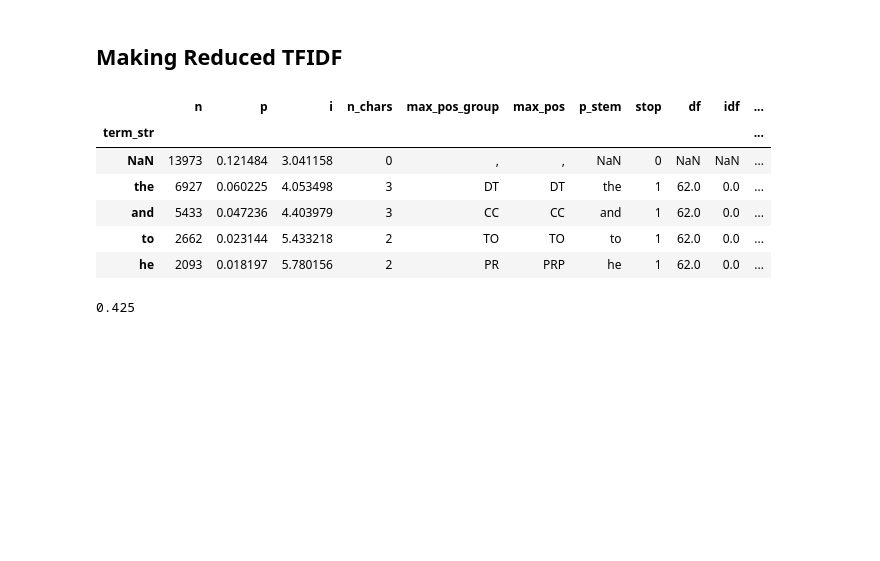
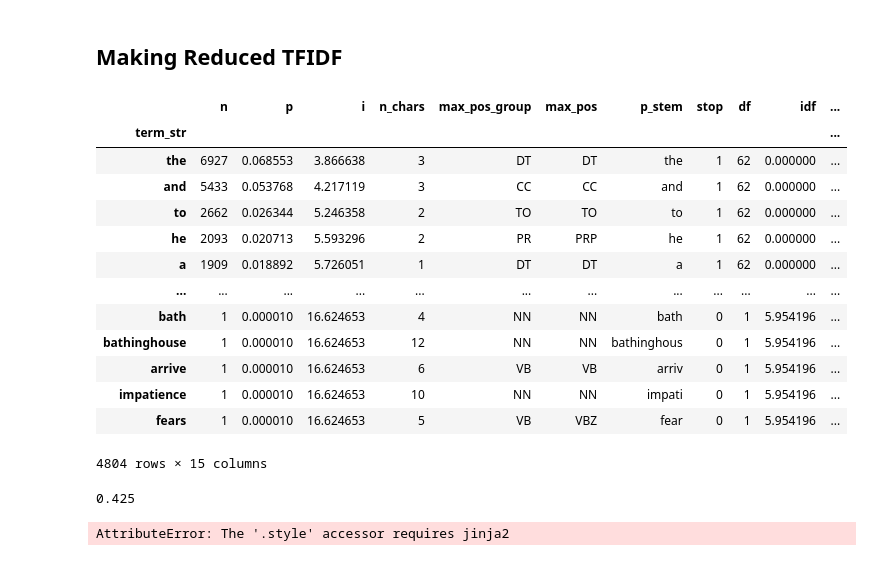
Before and after one commit to gegeorge25/TextasDataFinalProject, a Jupyter notebook: bow_and_tfidf.ipynb, the cells around one changed output. Saved outputs shown, nothing was run; the diff lists cells and outputs as text; code cells hidden in the pictures; blank space fills up the shorter version.

```diff
--- a/bow_and_tfidf.ipynb
+++ b/bow_and_tfidf.ipynb
@@ -233,26 +273,38 @@ VOCAB['idf'] = IDF
 VOCAB['tfidf_mean'] = TFIDF.mean()
 # %% [markdown]
 ## Making Reduced TFIDF
-# %%
-VOCAB.head()
-# %% [output]
-|  | n | p | i | n_chars | max_pos_group | max_pos | p_stem | stop | df | idf | ... |
-| term_str |  |  |  |  |  |  |  |  |  |  | ... |
-| NaN | 13973 | 0.121484 | 3.041158 | 0 | , | , | NaN | 0 | NaN | NaN | ... |
-| the | 6927 | 0.060225 | 4.053498 | 3 | DT | DT | the | 1 | 62.0 | 0.0 | ... |
-| and | 5433 | 0.047236 | 4.403979 | 3 | CC | CC | and | 1 | 62.0 | 0.0 | ... |
-| to | 2662 | 0.023144 | 5.433218 | 2 | TO | TO | to | 1 | 62.0 | 0.0 | ... |
-| he | 2093 | 0.018197 | 5.780156 | 2 | PR | PRP | he | 1 | 62.0 | 0.0 | ... |
 # %%
 N = TOKENS.reset_index().value_counts(['doc_title']).shape[0]
 
 VOCAB['tfidf_mean'] = TFIDF.mean()
 VOCAB['dfidf'] = VOCAB.df * VOCAB.idf # DFIDF is the same as mean boolean TFIDF
 VOCAB['dp'] = VOCAB.df / N
 VOCAB['di'] = np.log2(1/VOCAB.dp)
 VOCAB['dh'] = VOCAB.dp * VOCAB.di
+VOCAB
+# %% [output]
+|  | n | p | i | n_chars | max_pos_group | max_pos | p_stem | stop | df | idf | ... |
+| term_str |  |  |  |  |  |  |  |  |  |  | ... |
+| the | 6927 | 0.068553 | 3.866638 | 3 | DT | DT | the | 1 | 62 | 0.000000 | ... |
+| and | 5433 | 0.053768 | 4.217119 | 3 | CC | CC | and | 1 | 62 | 0.000000 | ... |
+| to | 2662 | 0.026344 | 5.246358 | 2 | TO | TO | to | 1 | 62 | 0.000000 | ... |
+| he | 2093 | 0.020713 | 5.593296 | 2 | PR | PRP | he | 1 | 62 | 0.000000 | ... |
+| a | 1909 | 0.018892 | 5.726051 | 1 | DT | DT | a | 1 | 62 | 0.000000 | ... |
+| ... | ... | ... | ... | ... | ... | ... | ... | ... | ... | ... | ... |
+| bath | 1 | 0.000010 | 16.624653 | 4 | NN | NN | bath | 0 | 1 | 5.954196 | ... |
+| bathinghouse | 1 | 0.000010 | 16.624653 | 12 | NN | NN | bathinghous | 0 | 1 | 5.954196 | ... |
+| arrive | 1 | 0.000010 | 16.624653 | 6 | VB | VB | arriv | 0 | 1 | 5.954196 | ... |
+| impatience | 1 | 0.000010 | 16.624653 | 10 | NN | NN | impati | 0 | 1 | 5.954196 | ... |
+| fears | 1 | 0.000010 | 16.624653 | 5 | VB | VBZ | fear | 0 | 1 | 5.954196 | ... |
+4804 rows × 15 columns
 # %%
 thresh = VOCAB.dh.quantile(.9).round(3)
 float(thresh)
 # %% [output]
 0.425
+# %%
+SIGS = VOCAB[VOCAB.dh >= thresh]
+SIGS[['max_pos', 'n', 'i', 'dh']].sort_values('dh', ascending=False)\
+    .head(25).style.background_gradient(cmap='YlGnBu')
+# %% [output]
+AttributeError: The '.style' accessor requires jinja2
```
Also changed, not shown: parts of 7 cells of this notebook, 4 other files.
